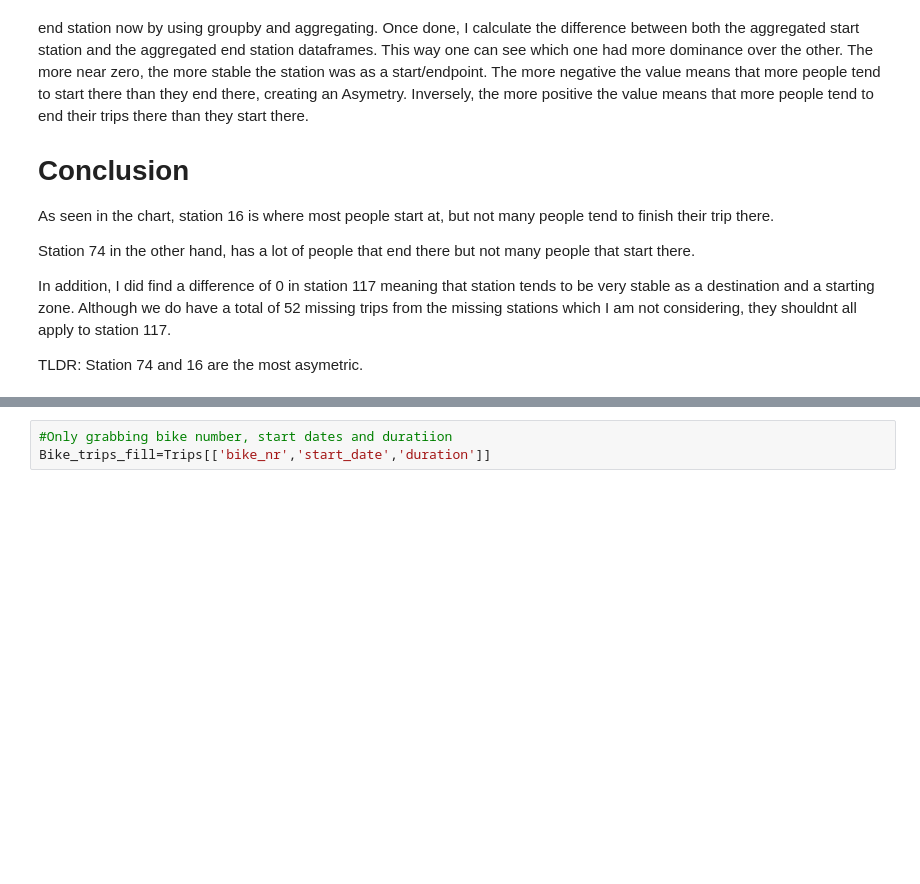
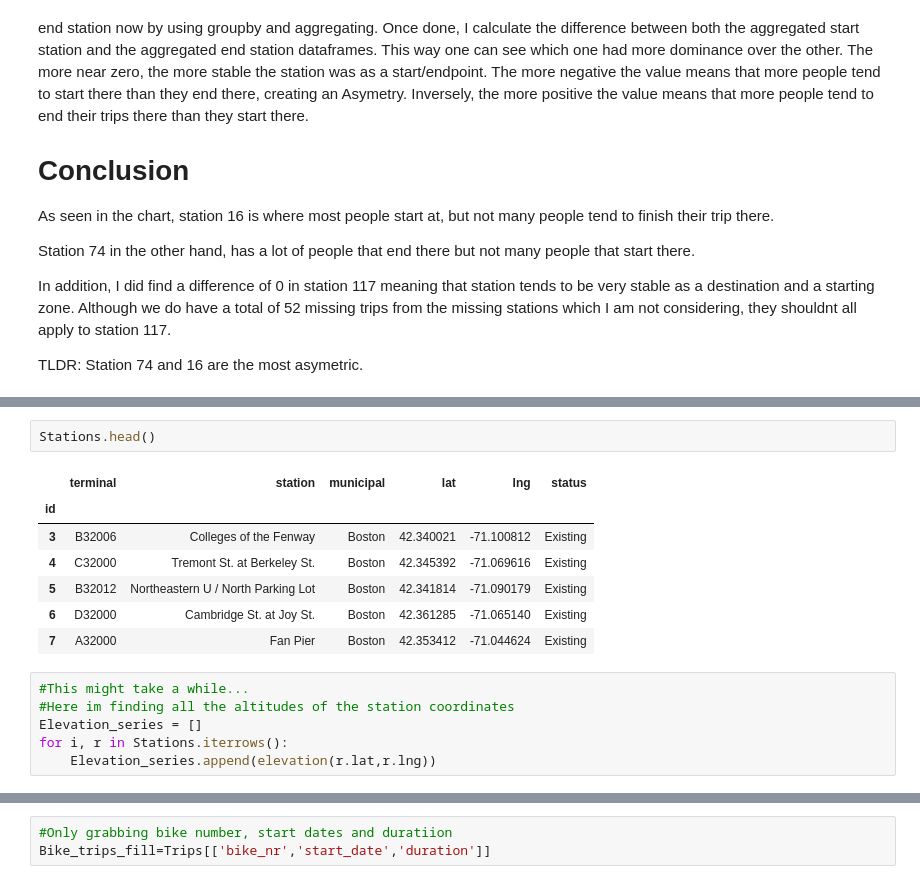
Before and after one commit to jisanos/Hubway-Data-Visualization-Challenge, a Jupyter notebook: Exam_Script.ipynb, the cells around one changed output, grey strips where cells are left out. Saved outputs shown, nothing was run; the diff lists cells and outputs as text; blank space fills up the shorter version.

```diff
--- a/Exam_Script.ipynb
+++ b/Exam_Script.ipynb
@@ -615,0 +627,16 @@ Asym_concat.loc[Asymetric_stations]
+# %%
+Stations.head()
+# %% [output]
+|  | terminal | station | municipal | lat | lng | status |
+| id |  |  |  |  |  |  |
+| 3 | B32006 | Colleges of the Fenway | Boston | 42.340021 | -71.100812 | Existing |
+| 4 | C32000 | Tremont St. at Berkeley St. | Boston | 42.345392 | -71.069616 | Existing |
+| 5 | B32012 | Northeastern U / North Parking Lot | Boston | 42.341814 | -71.090179 | Existing |
+| 6 | D32000 | Cambridge St. at Joy St. | Boston | 42.361285 | -71.065140 | Existing |
+| 7 | A32000 | Fan Pier | Boston | 42.353412 | -71.044624 | Existing |
+# %%
+#This might take a while...
+#Here im finding all the altitudes of the station coordinates
+Elevation_series = []
+for i, r in Stations.iterrows():
+    Elevation_series.append(elevation(r.lat,r.lng))
```
Also changed, not shown: parts of 26 cells of this notebook.
